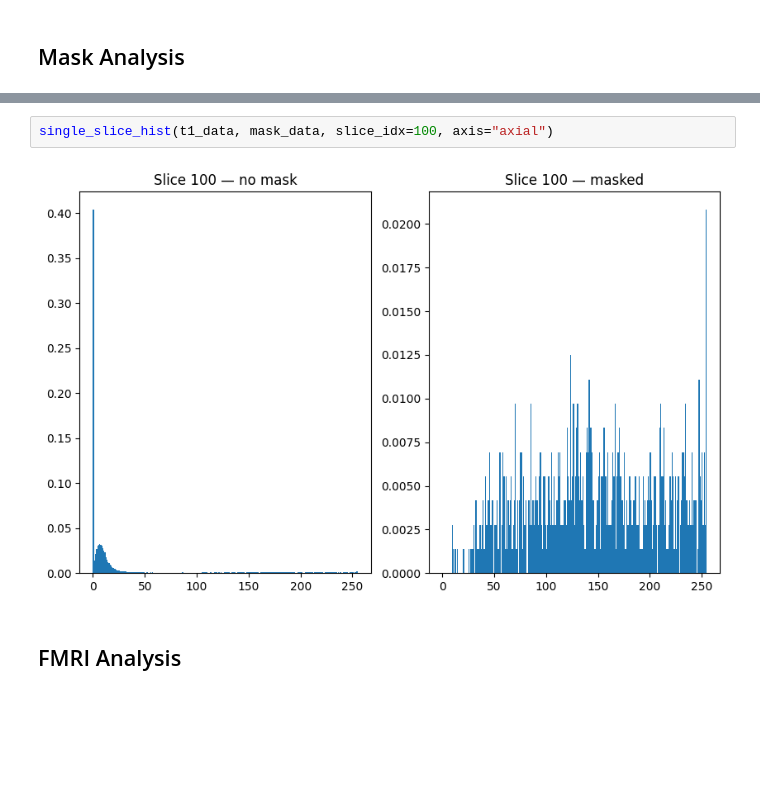
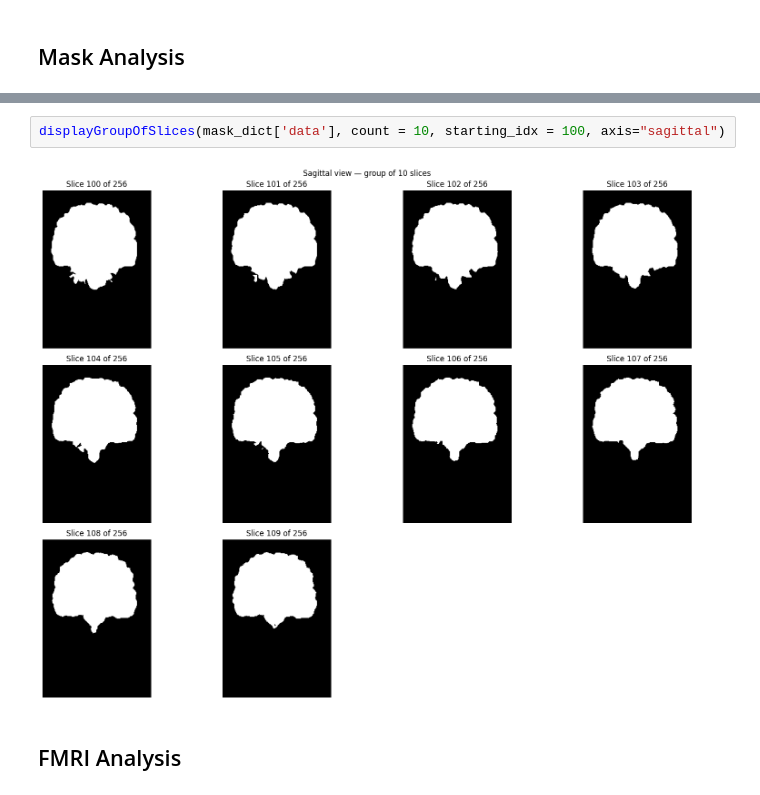
Before and after one commit to tommydelu/MRI-analysis-pipeline, a Jupyter notebook: 0_data_exploration.ipynb, the cells around one changed output, grey strips where cells are left out. Cells and saved outputs as stored; diff of their text form; blank space fills up the shorter version.

```diff
--- a/0_data_exploration.ipynb
+++ b/0_data_exploration.ipynb
@@ -103,7 +91,7 @@ display_single_slice(mask_data, slice_idx=100, axis="axial")
-# %%
-single_slice_hist(t1_data, mask_data, slice_idx=100, axis="axial")
-# %% [output]
-[figure, removed]
+# %%
+displayGroupOfSlices(mask_dict['data'], count = 10, starting_idx = 100, axis="sagittal")
+# %% [output]
+[figure, added]
 # %% [markdown]
 ## FMRI Analysis
 # %%
```
Also changed, not shown: parts of 20 cells of this notebook, 4 other files.
